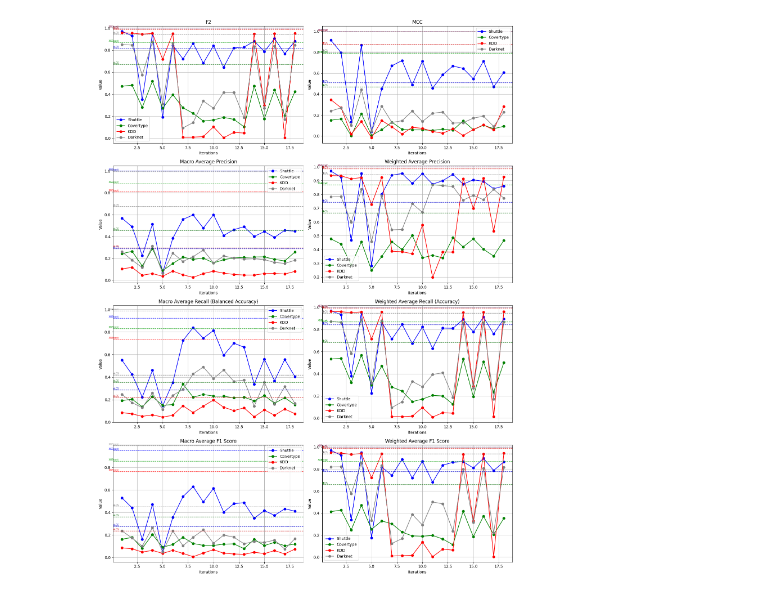
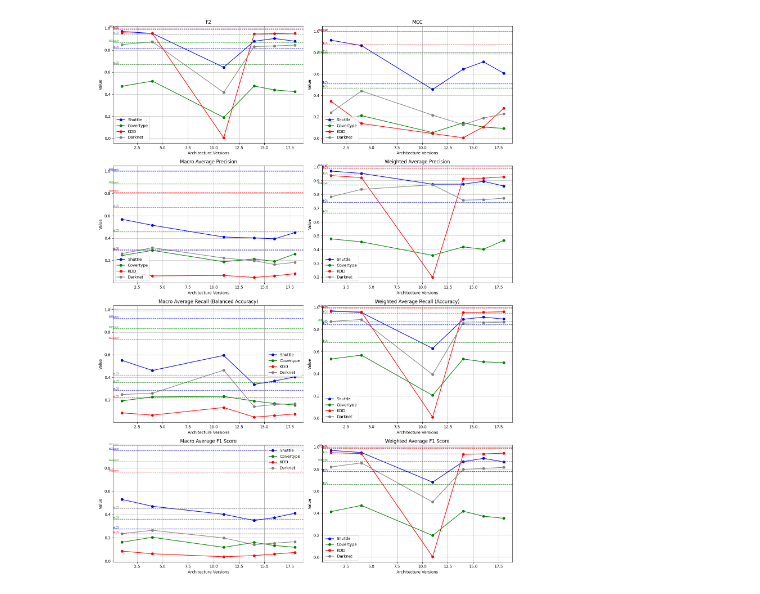
Before and after one commit to sharpenedkey/ma-neural-nets, a Jupyter notebook: _plots.ipynb, the cells around one changed output. Cells and saved outputs as stored; diff of their text form; code cells hidden in the pictures.

Commit message:
Dynamic plotting

```diff
--- a/_plots.ipynb
+++ b/_plots.ipynb
@@ -139,6 +139,10 @@ dataset_colors = {
 def adjust_brightness(color, factor):
     rgb = mcolors.to_rgb(color)
     return tuple(min(max(c * factor, 0), 1) for c in rgb)
+# %%
+#selected_iterations = iterations
+
+selected_iterations = [1, 4, 11, 14, 16, 18]
 # %%
 # List of metrics to plot
 metric_names = [
@@ -159,41 +163,43 @@ for i, metric in enumerate(metric_names):
         ax = axes[i]
         for dataset in datasets:
             # Plot the dataset's line
-            ax.plot(iterations, metrics[metric][dataset], label=dataset, marker='o', color=dataset_colors[dataset])
+            iters_on_plot = np.intersect1d(iterations, selected_iterations)
+            metric_on_plot = [metrics[metric][dataset][i-1] for i in selected_iterations]
+            ax.plot(iters_on_plot, metric_on_plot, label=dataset, marker='o', color=dataset_colors[dataset])
 
     # Add horizontal dashed lines for XGBoost and eLCS
     if metric in comparison_values:
         xgboost_values = comparison_values[metric].get("XGBoost", {})
         elcs_values = comparison_values[metric].get("eLCS", {})
 
         for dataset in datasets:
             # Dashed line for XGBoost
             if dataset in xgboost_values:
                 xgboost_value = xgboost_values[dataset]
                 dashed_color = adjust_brightness(dataset_colors[dataset], 1.2)  # Slightly brighter
                 ax.axhline(y=xgboost_value, color=dashed_color, linestyle='--', linewidth=1)
-                ax.text(iterations[0] - 0.3, xgboost_value, 'XGBoost',
+                ax.text(selected_iterations[0] - 0.3, xgboost_value, 'XGBoost',
                         color=dashed_color, fontsize=6, va='bottom', ha='right')
 
             # Dashed line for eLCS
             if dataset in elcs_values:
                 elcs_value = elcs_values[dataset]
                 dashed_color = adjust_brightness(dataset_colors[dataset], 0.8)  # Slightly darker
                 ax.axhline(y=elcs_value, color=dashed_color, linestyle='--', linewidth=1)
-                ax.text(iterations[0] - 0.3, elcs_value, 'eLCS',
+                ax.text(selected_iterations[0] - 0.3, elcs_value, 'eLCS',
                         color=dashed_color, fontsize=6, va='bottom', ha='right')
 
         ax.set_title(metric)
-        ax.set_xlabel('Iterations')
+        ax.set_xlabel('Architecture Versions')
         ax.set_ylabel('Value')
         ax.legend()
         ax.grid(True)
     else:
         # If no data for a metric, skip its subplot
         axes[i].axis('off')
 
 # Adjust layout
 plt.tight_layout()
 plt.show()
 # %% [output]
-[figure, old version]
+[figure, new version]
```
